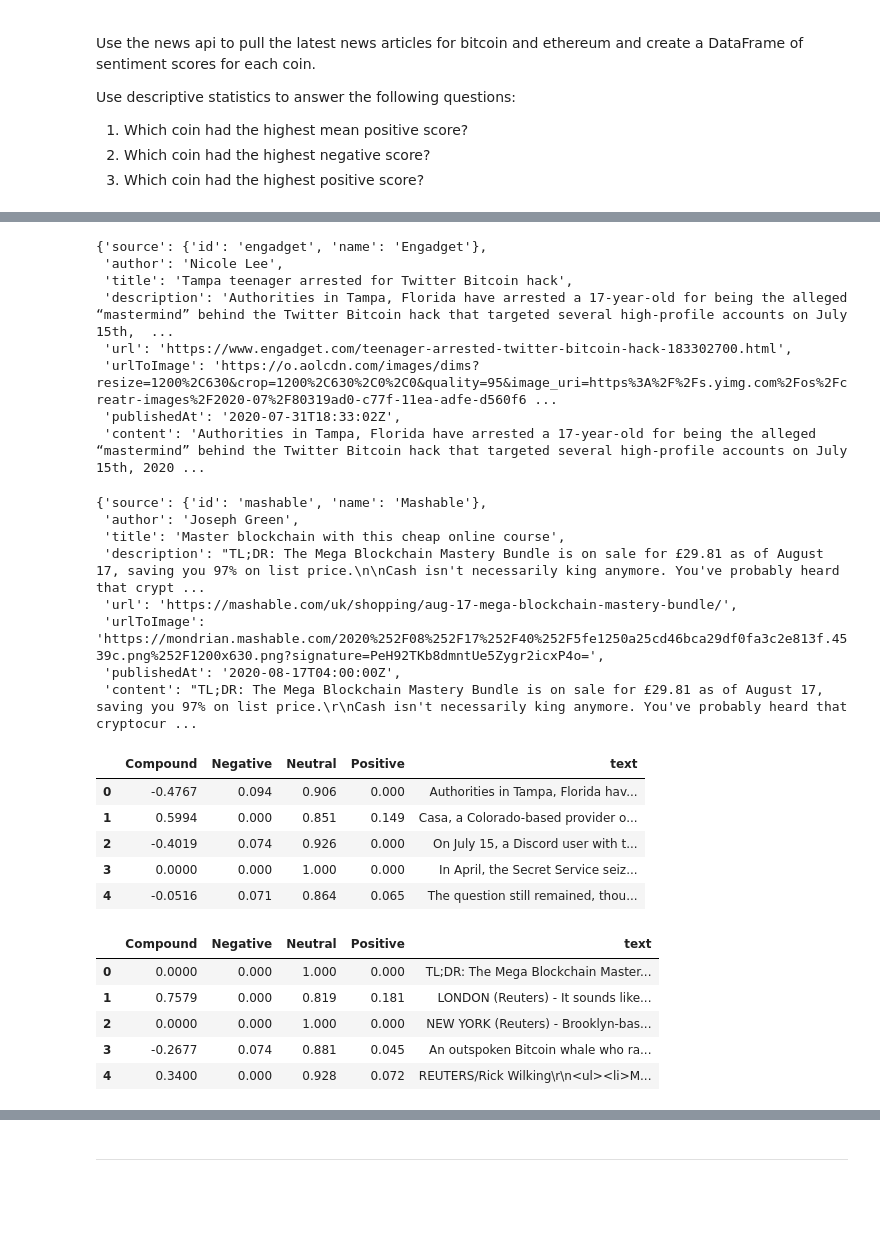
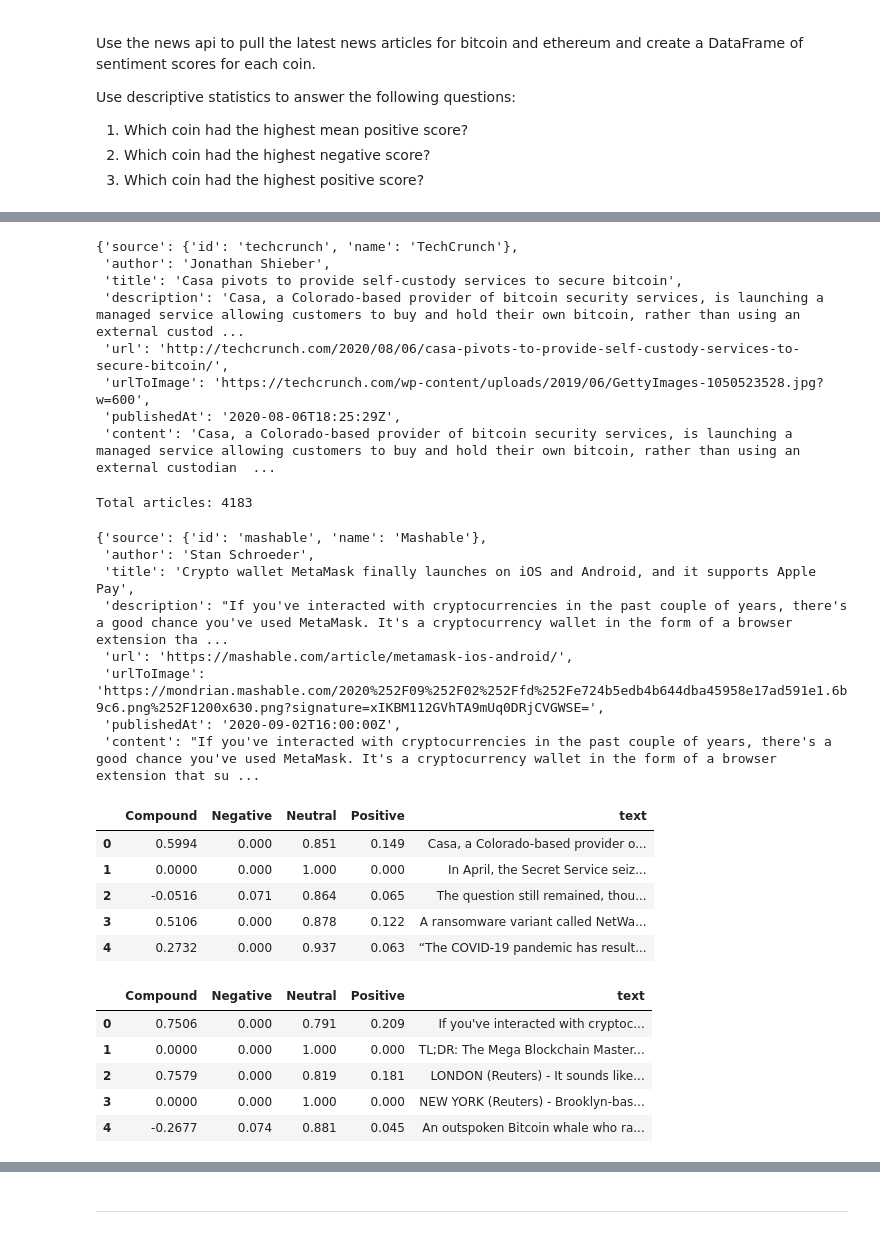
Before and after one commit to Caresir/NLP_cryptocurrency_Sentiment, a Jupyter notebook: crypto_sentiment.ipynb, the cells around one changed output, grey strips where cells are left out. Saved outputs shown, nothing was run; the diff lists cells and outputs as text; code cells hidden in the pictures; blank space fills up the shorter version.

```diff
--- a/crypto_sentiment.ipynb
+++ b/crypto_sentiment.ipynb
@@ -35,6 +26,12 @@ from newsapi import NewsApiClient
 newsapi = NewsApiClient(api_key=api_key)
 # %%
 # Fetch the Bitcoin news articles
+bitcoin_top_headlines = newsapi.get_top_headlines(q='bitcoin',
+                                                  category='business',
+                                                  language='en',
+                                                  country='us'
+)
+
 bitcoin_articles = newsapi.get_everything(
     q="bitcoin",
     language="en",
@@ -43,16 +40,26 @@ bitcoin_articles = newsapi.get_everything(
 )
 bitcoin_articles['articles'][0]
 # %% [output]
-{'source': {'id': 'engadget', 'name': 'Engadget'},
- 'author': 'Nicole Lee',
- 'title': 'Tampa teenager arrested for Twitter Bitcoin hack',
- 'description': 'Authorities in Tampa, Florida have arrested a 17-year-old for being the alleged “mastermind” behind the Twitter Bitcoin hack that targeted several high-profile accounts on July 15th,  ...
- 'url': 'https://www.engadget.com/teenager-arrested-twitter-bitcoin-hack-183302700.html',
- 'urlToImage': 'https://o.aolcdn.com/images/dims?resize=1200%2C630&crop=1200%2C630%2C0%2C0&quality=95&image_uri=https%3A%2F%2Fs.yimg.com%2Fos%2Fcreatr-images%2F2020-07%2F80319ad0-c77f-11ea-adfe-d560f6 ...
- 'publishedAt': '2020-07-31T18:33:02Z',
- 'content': 'Authorities in Tampa, Florida have arrested a 17-year-old for being the alleged “mastermind” behind the Twitter Bitcoin hack that targeted several high-profile accounts on July 15th, 2020 ...
+{'source': {'id': 'techcrunch', 'name': 'TechCrunch'},
+ 'author': 'Jonathan Shieber',
+ 'title': 'Casa pivots to provide self-custody services to secure bitcoin',
+ 'description': 'Casa, a Colorado-based provider of bitcoin security services, is launching a managed service allowing customers to buy and hold their own bitcoin, rather than using an external custod ...
+ 'url': 'http://techcrunch.com/2020/08/06/casa-pivots-to-provide-self-custody-services-to-secure-bitcoin/',
+ 'urlToImage': 'https://techcrunch.com/wp-content/uploads/2019/06/GettyImages-1050523528.jpg?w=600',
+ 'publishedAt': '2020-08-06T18:25:29Z',
+ 'content': 'Casa, a Colorado-based provider of bitcoin security services, is launching a managed service allowing customers to buy and hold their own bitcoin, rather than using an external custodian  ...
+# %%
+print(f"Total articles: {bitcoin_articles['totalResults']}")
+# %% [output]
+Total articles: 4183
 # %%
 # Fetch the Ethereum news articles
+ethereum_top_headlines = newsapi.get_top_headlines(q='ethereum',
+                                                  category='business',
+                                                  language='en',
+                                                  country='us'
+)
+
 ethereum_articles = newsapi.get_everything(
     q="ethereum",
     language="en",
@@ -62,48 +69,48 @@ ethereum_articles = newsapi.get_everything(
 ethereum_articles['articles'][0]
 # %% [output]
 {'source': {'id': 'mashable', 'name': 'Mashable'},
- 'author': 'Joseph Green',
- 'title': 'Master blockchain with this cheap online course',
- 'description': "TL;DR: The Mega Blockchain Mastery Bundle is on sale for £29.81 as of August 17, saving you 97% on list price.\n\nCash isn't necessarily king anymore. You've probably heard that crypt ...
- 'url': 'https://mashable.com/uk/shopping/aug-17-mega-blockchain-mastery-bundle/',
- 'urlToImage': 'https://mondrian.mashable.com/2020%252F08%252F17%252F40%252F5fe1250a25cd46bca29df0fa3c2e813f.4539c.png%252F1200x630.png?signature=PeH92TKb8dmntUe5Zygr2icxP4o=',
- 'publishedAt': '2020-08-17T04:00:00Z',
- 'content': "TL;DR: The Mega Blockchain Mastery Bundle is on sale for £29.81 as of August 17, saving you 97% on list price.\r\nCash isn't necessarily king anymore. You've probably heard that cryptocur ...
+ 'author': 'Stan Schroeder',
+ 'title': 'Crypto wallet MetaMask finally launches on iOS and Android, and it supports Apple Pay',
+ 'description': "If you've interacted with cryptocurrencies in the past couple of years, there's a good chance you've used MetaMask. It's a cryptocurrency wallet in the form of a browser extension tha ...
+ 'url': 'https://mashable.com/article/metamask-ios-android/',
+ 'urlToImage': 'https://mondrian.mashable.com/2020%252F09%252F02%252Ffd%252Fe724b5edb4b644dba45958e17ad591e1.6b9c6.png%252F1200x630.png?signature=xIKBM112GVhTA9mUq0DRjCVGWSE=',
+ 'publishedAt': '2020-09-02T16:00:00Z',
+ 'content': "If you've interacted with cryptocurrencies in the past couple of years, there's a good chance you've used MetaMask. It's a cryptocurrency wallet in the form of a browser extension that su ...
 # %%
 # Create the Bitcoin sentiment scores DataFrame
 bitcoin_sentiments = []
 
 for article in bitcoin_articles['articles']:
     try:
         text = article['content']
         sentiment = analyzer.polarity_scores(text)
         compound = sentiment['compound']
         neg = sentiment['neg']
         neu = sentiment['neu']
         pos = sentiment['pos']
 
 
         bitcoin_sentiments.append({
             'Compound': compound,
             'Negative': neg,
             'Neutral': neu,
             'Positive': pos,
             'text': text
         })
 
     except AttributeError:
         pass
 
 # Create DataFrame
-bitcoin_df = pd.DataFrame(bitcoin_sentiments)
+bitcoin_df = pd.DataFrame.from_dict(bitcoin_sentiments)
 bitcoin_df.head()
 # %% [output]
 |  | Compound | Negative | Neutral | Positive | text |
-| 0 | -0.4767 | 0.094 | 0.906 | 0.000 | Authorities in Tampa, Florida hav... |
-| 1 | 0.5994 | 0.000 | 0.851 | 0.149 | Casa, a Colorado-based provider o... |
-| 2 | -0.4019 | 0.074 | 0.926 | 0.000 | On July 15, a Discord user with t... |
-| 3 | 0.0000 | 0.000 | 1.000 | 0.000 | In April, the Secret Service seiz... |
-| 4 | -0.0516 | 0.071 | 0.864 | 0.065 | The question still remained, thou... |
+| 0 | 0.5994 | 0.000 | 0.851 | 0.149 | Casa, a Colorado-based provider o... |
+| 1 | 0.0000 | 0.000 | 1.000 | 0.000 | In April, the Secret Service seiz... |
+| 2 | -0.0516 | 0.071 | 0.864 | 0.065 | The question still remained, thou... |
+| 3 | 0.5106 | 0.000 | 0.878 | 0.122 | A ransomware variant called NetWa... |
+| 4 | 0.2732 | 0.000 | 0.937 | 0.063 | “The COVID-19 pandemic has result... |
 # %%
 # Create the ethereum sentiment scores DataFrame
 ethereum_sentiments = []
@@ -130,15 +137,15 @@ for article in ethereum_articles['articles']:
         pass
 
 # Create DataFrame
-ethereum_df = pd.DataFrame(ethereum_sentiments)
+ethereum_df = pd.DataFrame.from_dict(ethereum_sentiments)
 ethereum_df.head()
 # %% [output]
 |  | Compound | Negative | Neutral | Positive | text |
-| 0 | 0.0000 | 0.000 | 1.000 | 0.000 | TL;DR: The Mega Blockchain Master... |
-| 1 | 0.7579 | 0.000 | 0.819 | 0.181 | LONDON (Reuters) - It sounds like... |
-| 2 | 0.0000 | 0.000 | 1.000 | 0.000 | NEW YORK (Reuters) - Brooklyn-bas... |
-| 3 | -0.2677 | 0.074 | 0.881 | 0.045 | An outspoken Bitcoin whale who ra... |
-| 4 | 0.3400 | 0.000 | 0.928 | 0.072 | REUTERS/Rick Wilking\r\n<ul><li>M... |
+| 0 | 0.7506 | 0.000 | 0.791 | 0.209 | If you've interacted with cryptoc... |
+| 1 | 0.0000 | 0.000 | 1.000 | 0.000 | TL;DR: The Mega Blockchain Master... |
+| 2 | 0.7579 | 0.000 | 0.819 | 0.181 | LONDON (Reuters) - It sounds like... |
+| 3 | 0.0000 | 0.000 | 1.000 | 0.000 | NEW YORK (Reuters) - Brooklyn-bas... |
+| 4 | -0.2677 | 0.074 | 0.881 | 0.045 | An outspoken Bitcoin whale who ra... |
 # %%
 # Describe the Bitcoin Sentiment
 bitcoin_df.describe()
```
Also changed, not shown: parts of 21 cells of this notebook.
